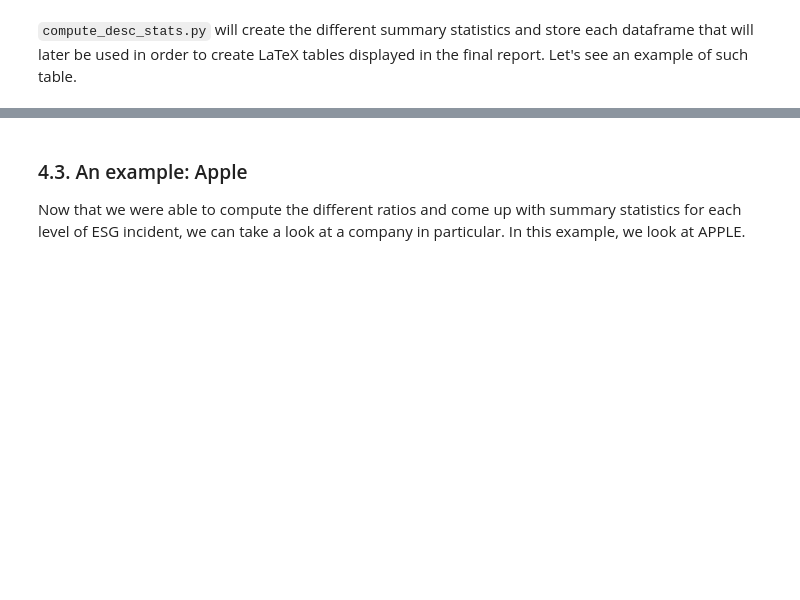
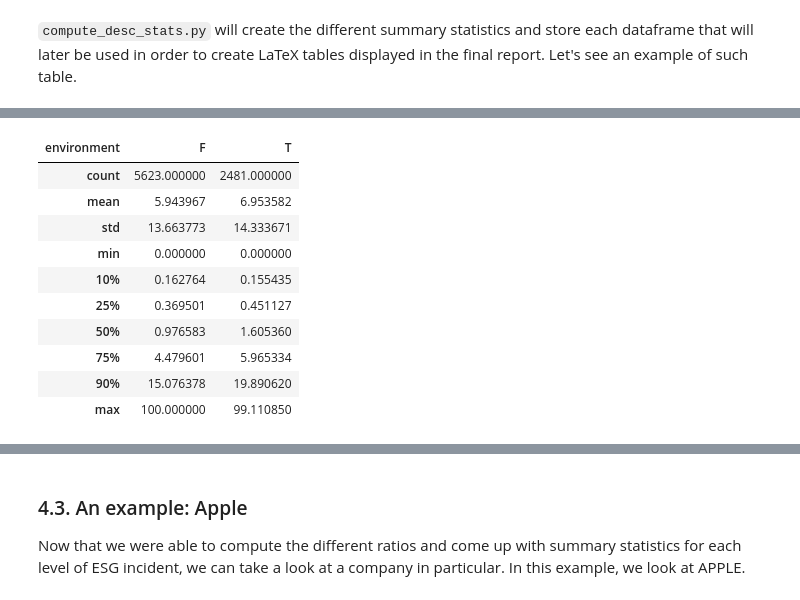
Before and after one commit to baptistepepin/FINM-32900-PROJECT, a Jupyter notebook: src/Project_Notebook.ipynb, the cells around one changed output, grey strips where cells are left out. Cells and saved outputs as stored; diff of their text form; code cells hidden in the pictures; blank space fills up the shorter version.

```diff
--- a/src/Project_Notebook.ipynb
+++ b/src/Project_Notebook.ipynb
@@ -381,0 +403,16 @@ loan_fee_environment
+# %%
+loan_utilisation_ratio_environment = pd.read_parquet(r"../output/stats/loan utilisation ratio_environment.parquet")
+# Format every row of the table to percentage but the first one
+loan_utilisation_ratio_environment
+# %% [output]
+| environment | F | T |
+| count | 5623.000000 | 2481.000000 |
+| mean | 5.943967 | 6.953582 |
+| std | 13.663773 | 14.333671 |
+| min | 0.000000 | 0.000000 |
+| 10% | 0.162764 | 0.155435 |
+| 25% | 0.369501 | 0.451127 |
+| 50% | 0.976583 | 1.605360 |
+| 75% | 4.479601 | 5.965334 |
+| 90% | 15.076378 | 19.890620 |
+| max | 100.000000 | 99.110850 |
```
Also changed, not shown: parts of 11 cells of this notebook, 2 other files.
